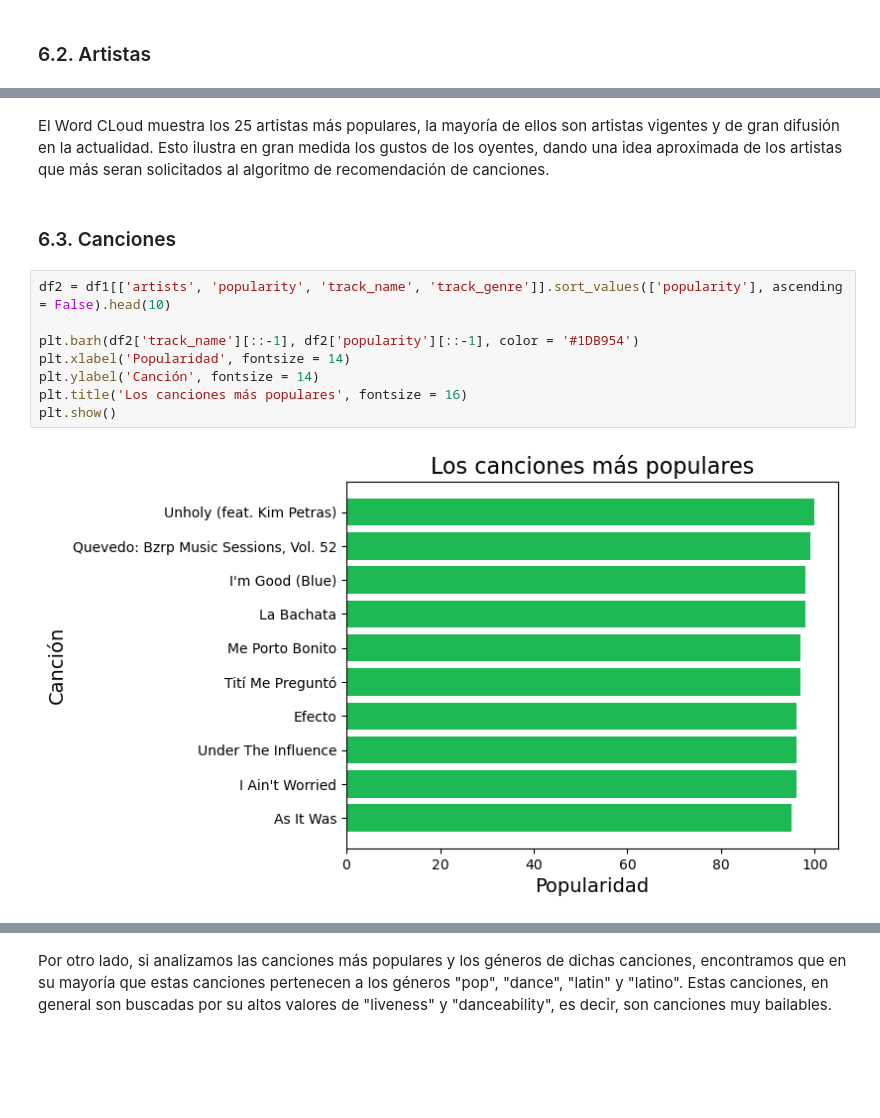
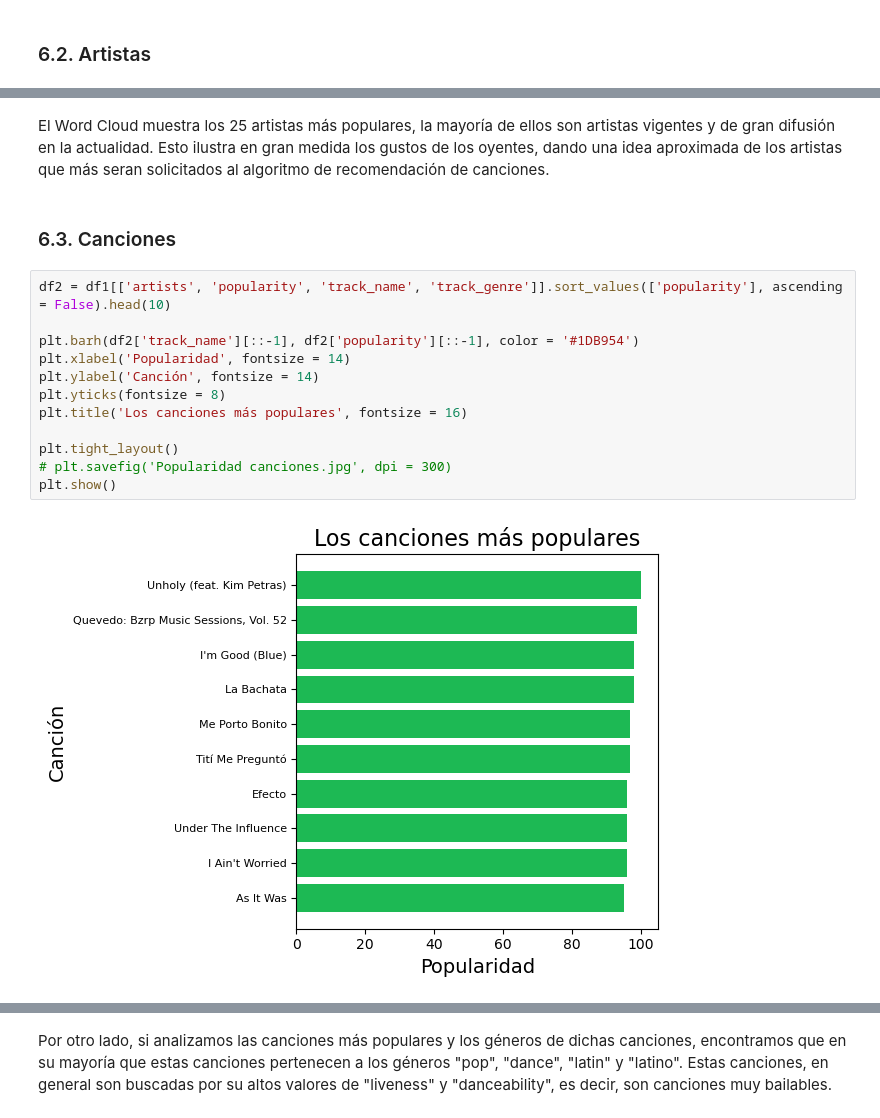
Before and after one commit to MauriJ/Data-Science, a Jupyter notebook: Desafíos/Desafío N°10/Data_StoryTelling2+Moran.ipynb, the cells around one changed output, grey strips where cells are left out. Cells and saved outputs as stored; diff of their text form; blank space fills up the shorter version.

```diff
--- a/Desafíos/Desafío N°10/Data_StoryTelling2+Moran.ipynb
+++ b/Desafíos/Desafío N°10/Data_StoryTelling2+Moran.ipynb
@@ -220,17 +225,21 @@ plt.show()
 # %% [markdown]
-El Word CLoud muestra los 25 artistas más populares, la mayoría de ellos son artistas vigentes y de gran difusión en la actualidad. Esto ilustra en gran medida los gustos de los oyentes, dando una idea aproximada de los artistas que más seran solicitados al algoritmo de recomendación de canciones.
+El Word Cloud muestra los 25 artistas más populares, la mayoría de ellos son artistas vigentes y de gran difusión en la actualidad. Esto ilustra en gran medida los gustos de los oyentes, dando una idea aproximada de los artistas que más seran solicitados al algoritmo de recomendación de canciones.
 # %% [markdown]
 ### 6.3. Canciones <a class="anchor" id="pop_canciones"></a>
 # %%
 df2 = df1[['artists', 'popularity', 'track_name', 'track_genre']].sort_values(['popularity'], ascending = False).head(10)
 
 plt.barh(df2['track_name'][::-1], df2['popularity'][::-1], color = '#1DB954')
 plt.xlabel('Popularidad', fontsize = 14)
 plt.ylabel('Canción', fontsize = 14)
+plt.yticks(fontsize = 8)
 plt.title('Los canciones más populares', fontsize = 16)
+
+plt.tight_layout()
+# plt.savefig('Popularidad canciones.jpg', dpi = 300)
 plt.show()
 # %% [output]
-[figure, old version]
+[figure, new version]
 # %%
 df3 = df1[['artists', 'popularity', 'track_name', 'track_genre']].sort_values(['popularity'], ascending = False).head(100)
 popular_songs_genre = df3['track_genre'].value_counts()
```
Also changed, not shown: parts of 10 cells of this notebook.
